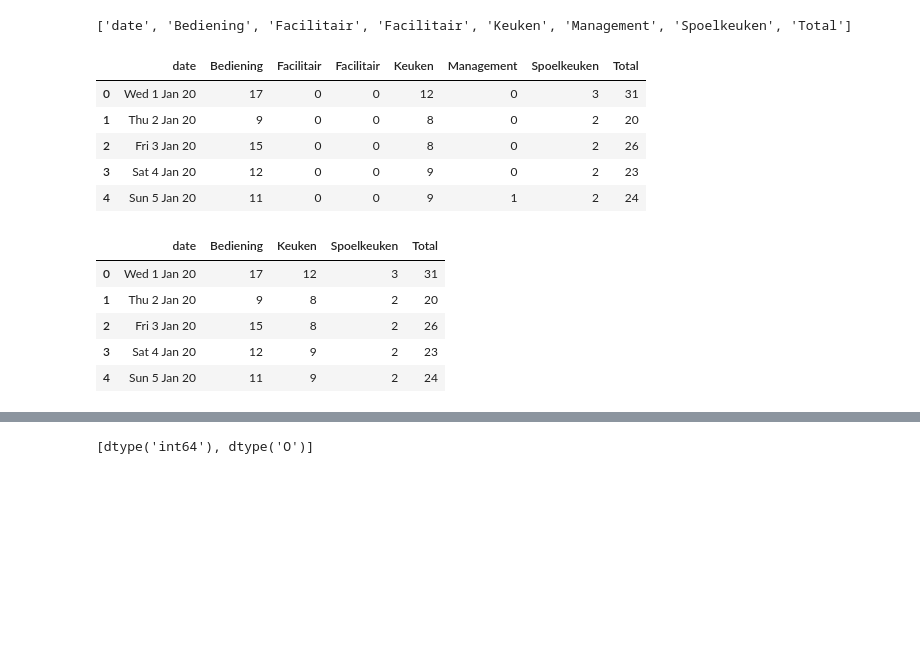
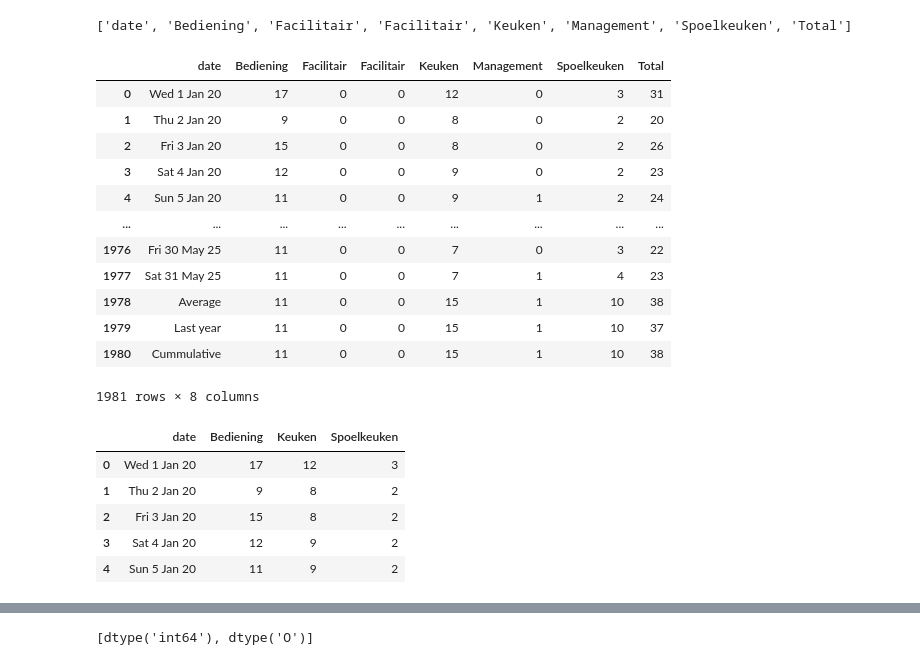
Before and after one commit to ClaudioDoPrado/labor_cost_da, a Jupyter notebook: labor_cost_da.ipynb, the cells around one changed output, grey strips where cells are left out. Drawn from its saved outputs; the diff is of its cells as text; code cells hidden in the pictures; blank space fills up the shorter version.

```diff
--- a/labor_cost_da.ipynb
+++ b/labor_cost_da.ipynb
@@ -38,11 +39,18 @@ print(df.columns.tolist())
 ['date', 'Bediening', 'Facilitair', 'Facilitair', 'Keuken', 'Management', 'Spoelkeuken', 'Total']
 # %%
 df.reset_index(drop=True, inplace=True)
-df.head()
+df
 # %% [output]
 |  | date | Bediening | Facilitair | Facilitair | Keuken | Management | Spoelkeuken | Total |
 | 0 | Wed 1 Jan 20 | 17 | 0 | 0 | 12 | 0 | 3 | 31 |
 | 1 | Thu 2 Jan 20 | 9 | 0 | 0 | 8 | 0 | 2 | 20 |
 | 2 | Fri 3 Jan 20 | 15 | 0 | 0 | 8 | 0 | 2 | 26 |
 | 3 | Sat 4 Jan 20 | 12 | 0 | 0 | 9 | 0 | 2 | 23 |
 | 4 | Sun 5 Jan 20 | 11 | 0 | 0 | 9 | 1 | 2 | 24 |
+| ... | ... | ... | ... | ... | ... | ... | ... | ... |
+| 1976 | Fri 30 May 25 | 11 | 0 | 0 | 7 | 0 | 3 | 22 |
+| 1977 | Sat 31 May 25 | 11 | 0 | 0 | 7 | 1 | 4 | 23 |
+| 1978 | Average | 11 | 0 | 0 | 15 | 1 | 10 | 38 |
+| 1979 | Last year | 11 | 0 | 0 | 15 | 1 | 10 | 37 |
+| 1980 | Cummulative | 11 | 0 | 0 | 15 | 1 | 10 | 38 |
+1981 rows × 8 columns
@@ -49,13 +60,13 @@ df.head()
 # %%
-df.drop(columns=['Facilitair','Management'], inplace=True)
+df.drop(columns=['Facilitair','Management', 'Total'], inplace=True)
 df.head()
 # %% [output]
-|  | date | Bediening | Keuken | Spoelkeuken | Total |
-| 0 | Wed 1 Jan 20 | 17 | 12 | 3 | 31 |
-| 1 | Thu 2 Jan 20 | 9 | 8 | 2 | 20 |
-| 2 | Fri 3 Jan 20 | 15 | 8 | 2 | 26 |
-| 3 | Sat 4 Jan 20 | 12 | 9 | 2 | 23 |
-| 4 | Sun 5 Jan 20 | 11 | 9 | 2 | 24 |
+|  | date | Bediening | Keuken | Spoelkeuken |
+| 0 | Wed 1 Jan 20 | 17 | 12 | 3 |
+| 1 | Thu 2 Jan 20 | 9 | 8 | 2 |
+| 2 | Fri 3 Jan 20 | 15 | 8 | 2 |
+| 3 | Sat 4 Jan 20 | 12 | 9 | 2 |
+| 4 | Sun 5 Jan 20 | 11 | 9 | 2 |
 # %%
 df.rename(columns={
     'Bediening': 'service',
```
Also changed, not shown: parts of 41 cells of this notebook, 5 other files.
